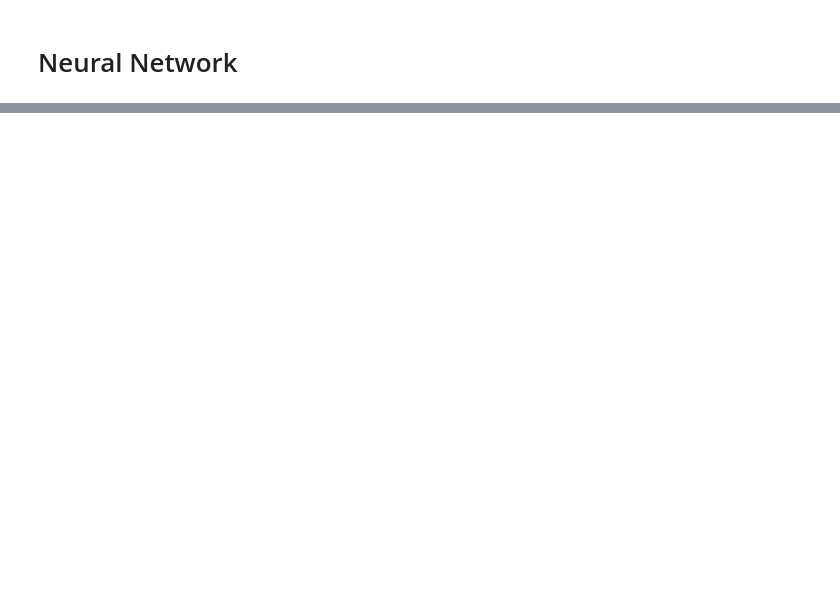
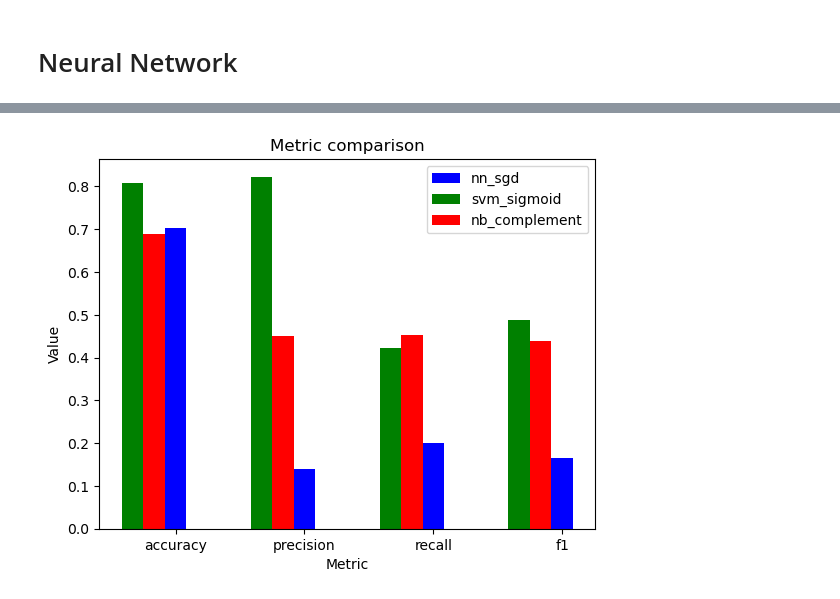
Before and after one commit to juanlo017/AISentimentAnalysis, a Jupyter notebook: SentimentAnalysis.ipynb, the cells around one changed output, grey strips where cells are left out. Drawn from its saved outputs; the diff is of its cells as text; code cells hidden in the pictures; blank space fills up the shorter version.

```diff
--- a/SentimentAnalysis.ipynb
+++ b/SentimentAnalysis.ipynb
@@ -666,0 +731,22 @@ plt.show()
+# %%
+metric_categories = ['accuracy', 'precision', 'recall', 'f1']
+N = len(metric_categories)
+fig, ax = plt.subplots()
+space = 1.5
+ind = np.arange(0,N*space, space)
+width_bar = 0.25
+
+rect1 = ax.bar(ind+0, nn_sgd_mean_metrics[2:], color = 'b', width = width_bar, label='nn_sgd')
+rect2 = ax.bar(ind-0.50, score_sigmoid_means[2:], color = 'g', width = width_bar, label='svm_sigmoid')
+rect3 = ax.bar(ind-0.25, score_complement_means[2:], color = 'r', width = width_bar, label='nb_complement')
+
+ax.set_xlabel('Metric')
+ax.set_ylabel('Value')
+ax.set_title('Metric comparison')
+
+ax.set_xticks(ind)
+ax.set_xticklabels(metric_categories)
+ax.legend()
+plt.show()
+# %% [output]
+[figure, added]
```
Also changed, not shown: parts of 31 cells of this notebook.
